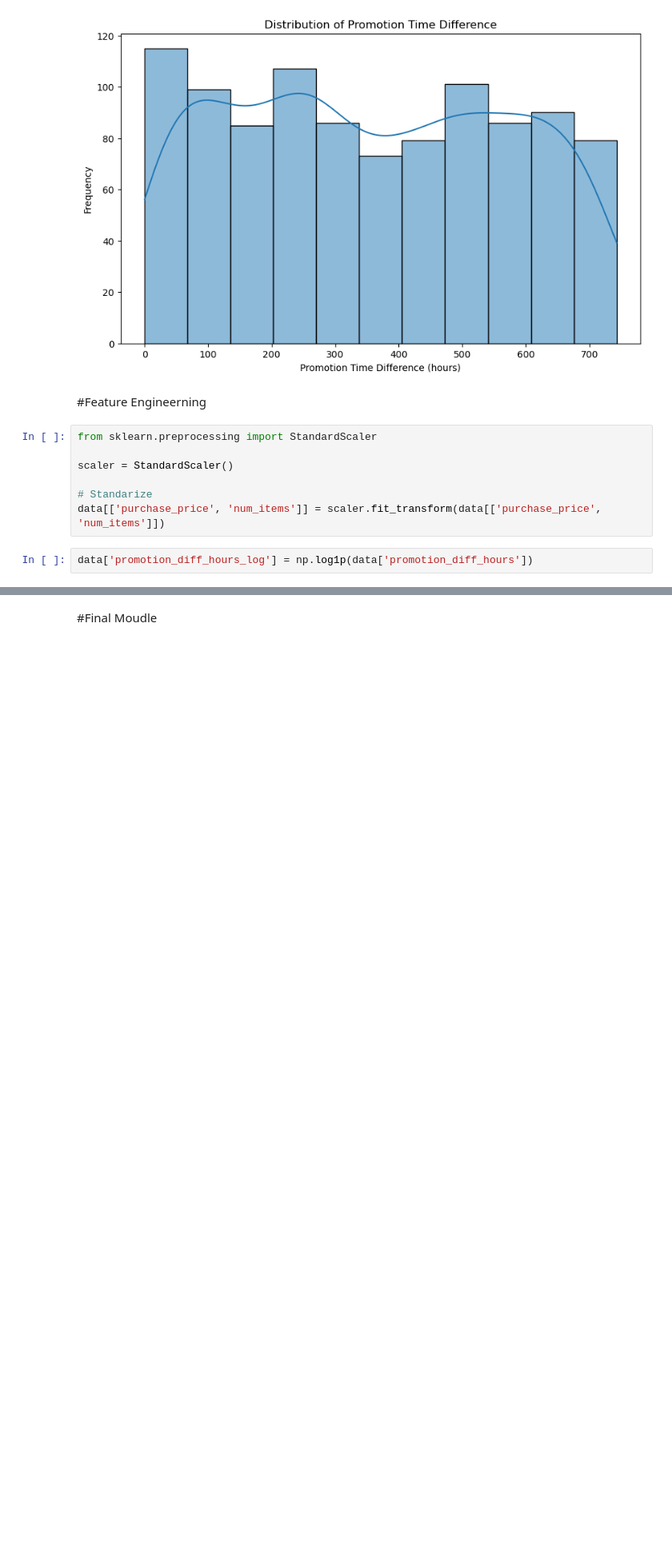
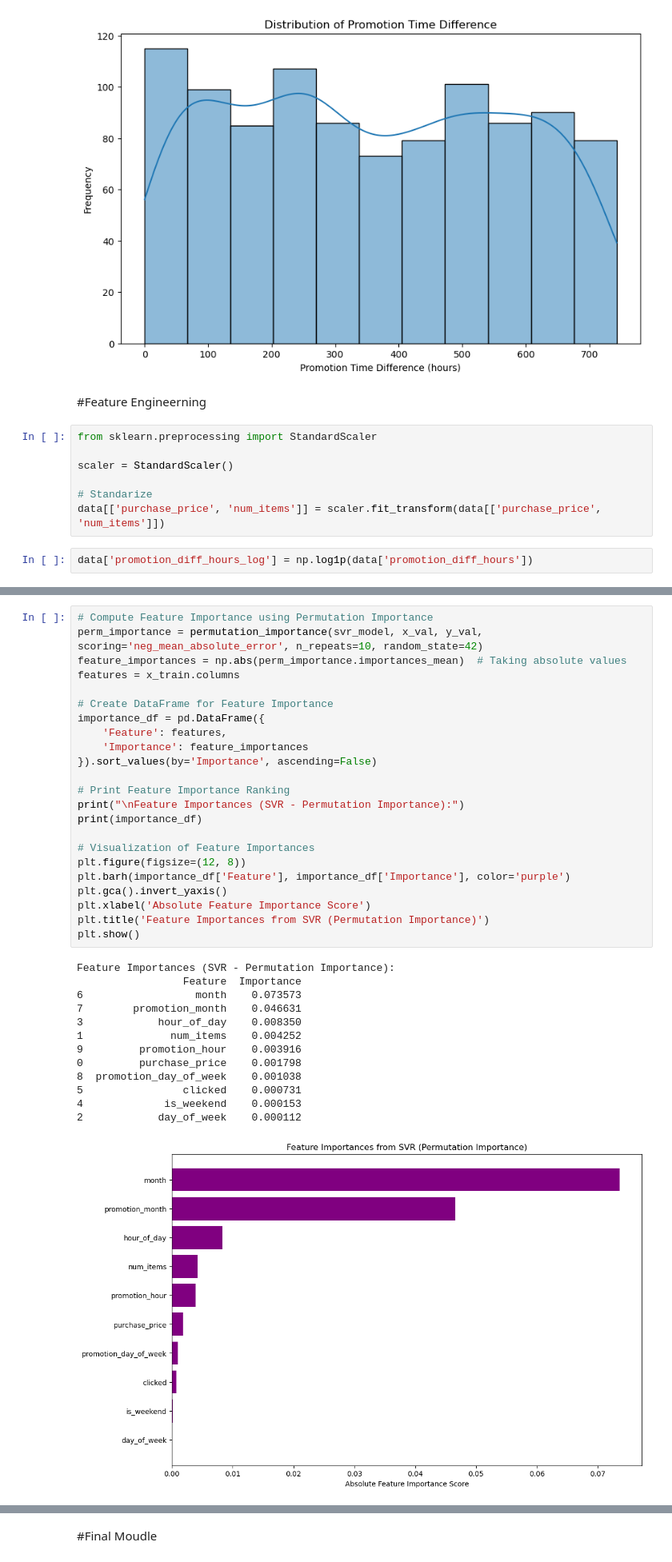
Before and after one commit to MingzengQin/Intership, a Jupyter notebook: HourTarget.ipynb, the cells around one changed output, grey strips where cells are left out. Shown at 80% size. Cells and saved outputs as stored; diff of their text form; blank space fills up the shorter version.

```diff
--- a/HourTarget.ipynb
+++ b/HourTarget.ipynb
@@ -262,3 +297,40 @@ Mean Absolute Error (SVR): 0.7373322154305184
+# %%
+# Compute Feature Importance using Permutation Importance
+perm_importance = permutation_importance(svr_model, x_val, y_val, scoring='neg_mean_absolute_error', n_repeats=10, random_state=42)
+feature_importances = np.abs(perm_importance.importances_mean)  # Taking absolute values
+features = x_train.columns
+
+# Create DataFrame for Feature Importance
+importance_df = pd.DataFrame({
+    'Feature': features,
+    'Importance': feature_importances
+}).sort_values(by='Importance', ascending=False)
+
+# Print Feature Importance Ranking
+print("\nFeature Importances (SVR - Permutation Importance):")
+print(importance_df)
+
+# Visualization of Feature Importances
+plt.figure(figsize=(12, 8))
+plt.barh(importance_df['Feature'], importance_df['Importance'], color='purple')
+plt.gca().invert_yaxis()
+plt.xlabel('Absolute Feature Importance Score')
+plt.title('Feature Importances from SVR (Permutation Importance)')
+plt.show()
+# %% [output]
+Feature Importances (SVR - Permutation Importance):
+                 Feature  Importance
+6                  month    0.073573
+7        promotion_month    0.046631
+3            hour_of_day    0.008350
+1              num_items    0.004252
+9         promotion_hour    0.003916
+0         purchase_price    0.001798
+8  promotion_day_of_week    0.001038
+5                clicked    0.000731
+4             is_weekend    0.000153
+2            day_of_week    0.000112
+[figure, added]
 # %%
 from sklearn.metrics import mean_squared_error, r2_score
 
```
Also changed, not shown: parts of 22 cells of this notebook.
